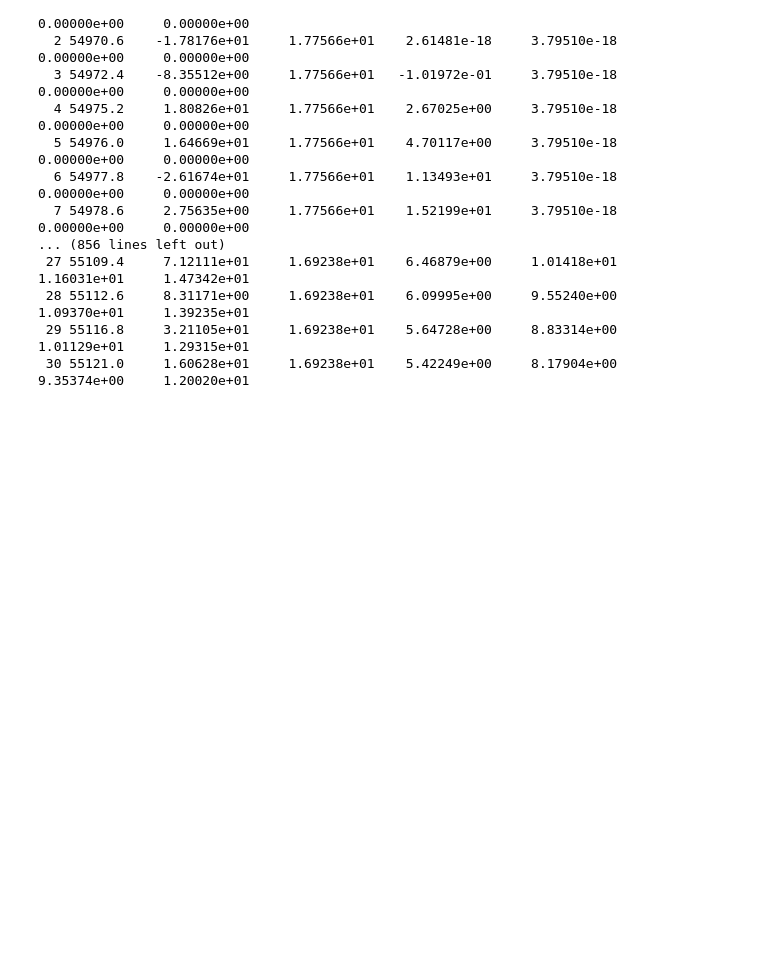
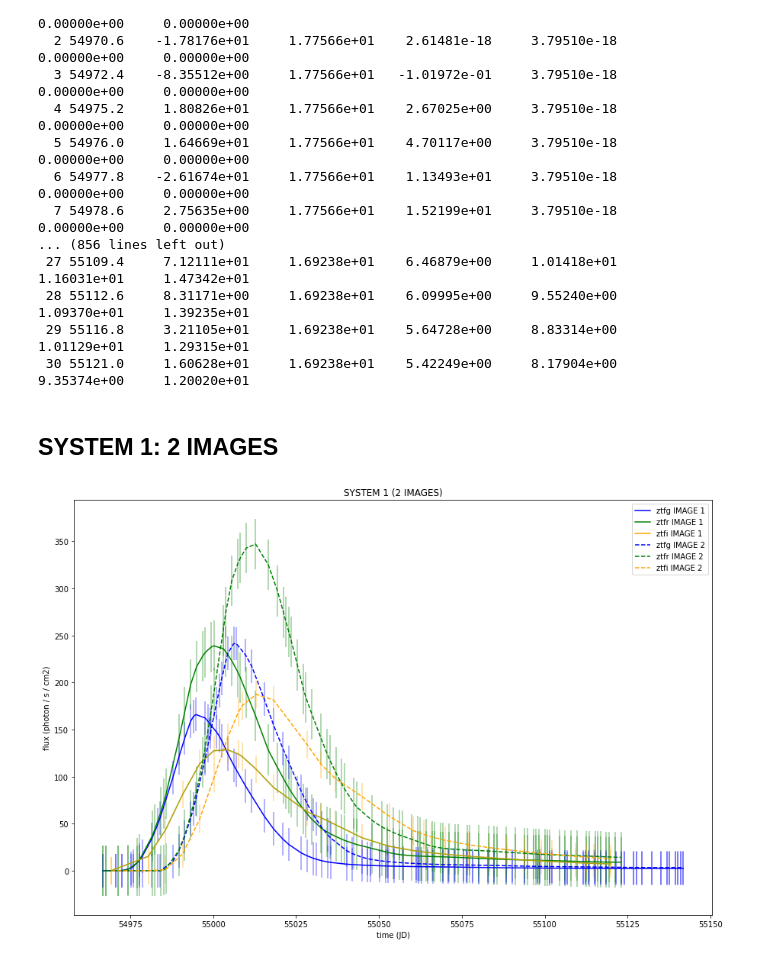
Before and after one commit to LeaPLGR/LensedSN124imagesLCs, a Jupyter notebook: LCSimulator_MultiImage.ipynb, the cells around one changed output. Drawn from its saved outputs; the diff is of its cells as text; code cells hidden in the pictures; blank space fills up the shorter version.

Commit message:
plots + time delays systems 1&4

```diff
--- a/LCSimulator_MultiImage.ipynb
+++ b/LCSimulator_MultiImage.ipynb
@@ -5,7 +5,9 @@ The LCSimulator is a simulation tool based on the SNCosmo python package version
 # %%
 import sncosmo
 import numpy as np
+import matplotlib.pyplot as plt
 np.set_printoptions(precision=2)
+import pandas as pd
 
 printdata = True
 
@@ -13,7 +15,7 @@ nimagel = np.array([2, 1, 1, 4],int) # a sample of 4 systems with n_image = 2, 1
 nimage_max=np.max(nimagel)
 Nsys=len(nimagel)
 
-t0 = 60000. #origin
+t0 = 55000. #origin
 dT = np.array([[0.00, 11.17, 0.00,  0.00],\
                [0.00,  0.00, 0.00,  0.00],\
                [0.00,  0.00, 0.00,  0.00],
@@ -42,6 +44,7 @@ pers=5.0/100 #noise level: dafault is 5% the maximum flux
 
 seedsn=np.random.randint(0,100000,Nsys)
 
+time = []
 imfluxes = np.zeros((Nsys,nimage_max,nbands,nobs_max))
 Fluxes = np.zeros((Nsys,nbands,nobs_max))
 Noises = np.zeros((Nsys,nbands,nobs_max))
@@ -61,6 +64,7 @@ for sys in range(Nsys):
 
         for i in range(nimagel[sys]):
             #individual image fluxes
+            time.append(obs[j,:nobs[j]]- dT[sys,i])
             imfluxes[sys,i,j,:nobs[j]] = MU[sys,i]*model.bandflux(bands[j], obs[j,:nobs[j]]-dT[sys,i])
 
     Fluxes = np.sum(imfluxes,axis=1) #Total flux w/o noise
@@ -110,3 +114,5 @@ for sys in range(Nsys):
  28 55112.6     8.31171e+00     1.69238e+01    6.09995e+00     9.55240e+00    1.09370e+01     1.39235e+01
  29 55116.8     3.21105e+01     1.69238e+01    5.64728e+00     8.83314e+00    1.01129e+01     1.29315e+01
  30 55121.0     1.60628e+01     1.69238e+01    5.42249e+00     8.17904e+00    9.35374e+00     1.20020e+01
+# %% [markdown]
+## SYSTEM 1: 2 IMAGES
@@ -112,0 +145,37 @@ for sys in range(Nsys):
+# %%
+plt.figure(figsize=(15, 10))
+
+# IMAGE 1
+# ZTFG
+plt.plot(timeS1B1, fluxS1I1B1, color='b', label = 'ztfg IMAGE 1')
+plt.errorbar(timeS1B1, fluxS1I1B1, yerr=noiseB1,  fmt='none',  ecolor='b', alpha =0.4)
+
+#ZTGR
+plt.plot(timeS1B2, fluxS1I1B2, color='green', label='ztfr IMAGE 1')
+plt.errorbar(timeS1B2, fluxS1I1B2, yerr=noiseB2, fmt='none', ecolor='green', alpha =0.4)
+
+#ZTFI
+plt.plot(timeS1B3, fluxS1I1B3, color='orange', label='ztfi IMAGE 1')
+plt.errorbar(timeS1B3, fluxS1I1B3, yerr=noiseB3,   ecolor='orange', alpha =0.4)
+
+
+# IMAGE 2
+# ZTFG
+plt.plot(timeS1B1, fluxS1I2B1, color='b', label='ztfg IMAGE 2', linestyle = 'dashed')
+plt.errorbar(timeS1B1, fluxS1I2B1, yerr=noiseB1,  fmt='none',  ecolor='b', alpha =0.4)
+
+# ZTFR
+plt.plot(timeS1B2, fluxS1I2B2, color='g', label='ztfr IMAGE 2', linestyle = 'dashed')
+plt.errorbar(timeS1B2, fluxS1I2B2, yerr=noiseB2,  fmt='none',  ecolor='g', alpha =0.4)
+
+# ZTGI
+plt.plot(timeS1B3, fluxS1I2B3, color='orange', label='ztfi IMAGE 2', linestyle = 'dashed')
+plt.errorbar(timeS1B3, fluxS1I2B3, yerr=noiseB3,  fmt='none',  ecolor='orange', alpha =0.4)
+
+plt.title('SYSTEM 1 (2 IMAGES)')
+plt.xlabel('time (JD)')
+plt.ylabel('flux (photon / s / cm2)')
+plt.legend()
+plt.show()
+# %% [output]
+[figure, added]
```
Also changed, not shown: parts of 12 cells of this notebook.
